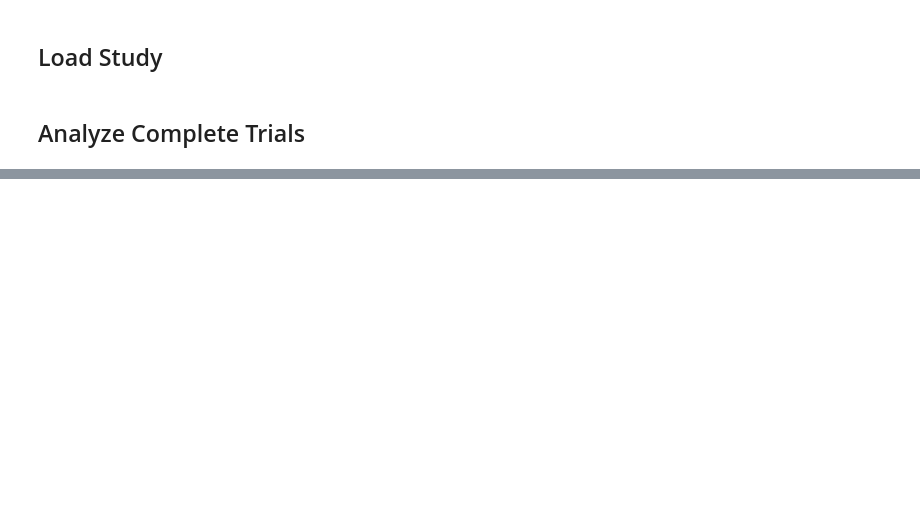
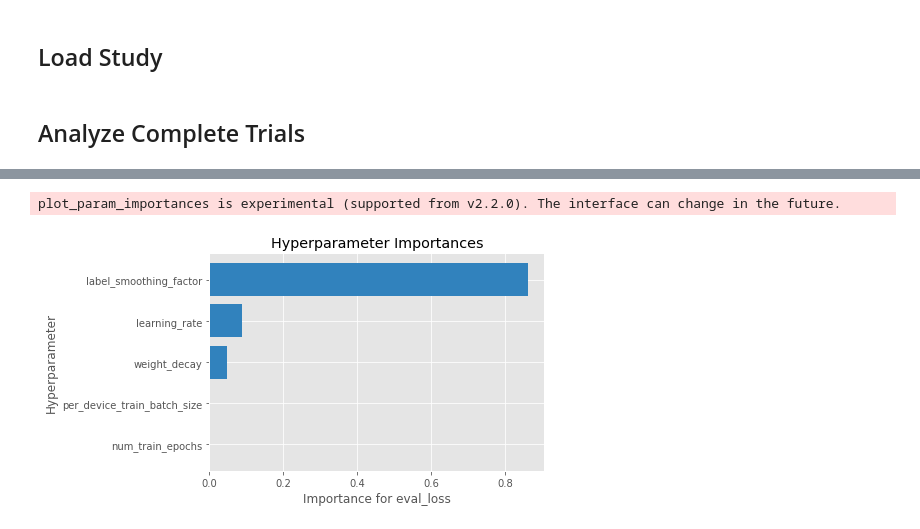
Before and after one commit to goerlitz/nlp-classification, a Jupyter notebook: notebooks/10kGNAD/colab/21d_10kGNAD_optuna_trial_analysis.ipynb, the cells around one changed output, grey strips where cells are left out. Cells and saved outputs as stored; diff of their text form; code cells hidden in the pictures; blank space fills up the shorter version.

```diff
--- a/notebooks/10kGNAD/colab/21d_10kGNAD_optuna_trial_analysis.ipynb
+++ b/notebooks/10kGNAD/colab/21d_10kGNAD_optuna_trial_analysis.ipynb
@@ -96,7 +139,10 @@ fig.show()
 # %%
-fig = optuna.visualization.plot_param_importances(
+# from optuna.visualization import plot_param_importances
+from optuna.visualization.matplotlib import plot_param_importances
+
+fig = plot_param_importances(
     study, target=lambda t: t.values[0], target_name="eval_loss"
 )
-fig.update_layout(autosize=False, width=800, height=350)
-fig.show()
+# fig.update_layout(autosize=False, width=800, height=350)
+# fig.show()
 # %% [output]
@@ -103,0 +149,2 @@ fig.show()
+plot_param_importances is experimental (supported from v2.2.0). The interface can change in the future.
+[figure, added]
```
Also changed, not shown: parts of 18 cells of this notebook.
